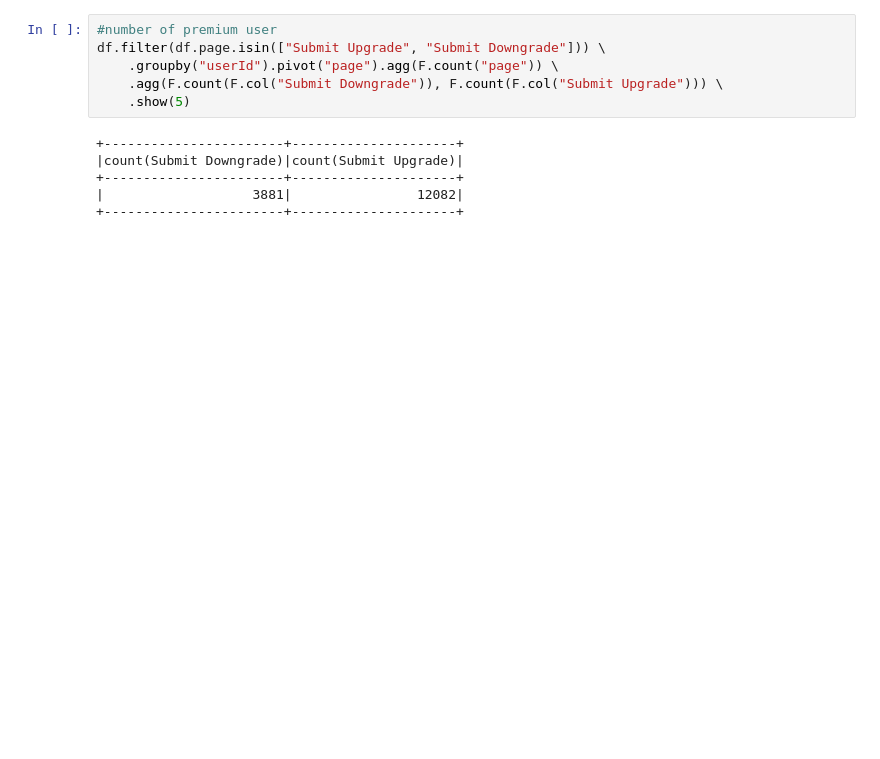
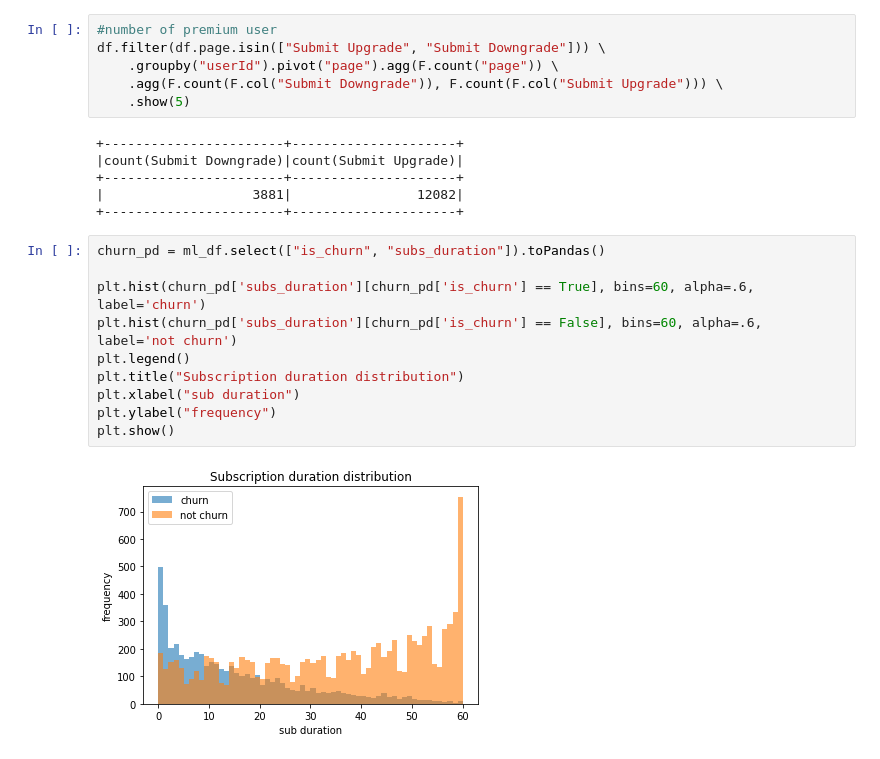
Before and after one commit to fahmiduldul/ds-sparkify, a Jupyter notebook: notebooks/descriptive.ipynb, the cells around one changed output. Cells and saved outputs as stored; diff of their text form; blank space fills up the shorter version.

Commit message:
feat: add histogram graph

```diff
--- a/notebooks/descriptive.ipynb
+++ b/notebooks/descriptive.ipynb
@@ -74,3 +87,15 @@ df.filter(df.page.isin(["Submit Upgrade", "Submit Downgrade"])) \
 +-----------------------+---------------------+
 |                   3881|                12082|
 +-----------------------+---------------------+
+# %%
+churn_pd = ml_df.select(["is_churn", "subs_duration"]).toPandas()
+
+plt.hist(churn_pd['subs_duration'][churn_pd['is_churn'] == True], bins=60, alpha=.6, label='churn')
+plt.hist(churn_pd['subs_duration'][churn_pd['is_churn'] == False], bins=60, alpha=.6, label='not churn')
+plt.legend()
+plt.title("Subscription duration distribution")
+plt.xlabel("sub duration")
+plt.ylabel("frequency")
+plt.show()
+# %% [output]
+[figure, added]
```
Also changed, not shown: parts of 7 cells of this notebook.
